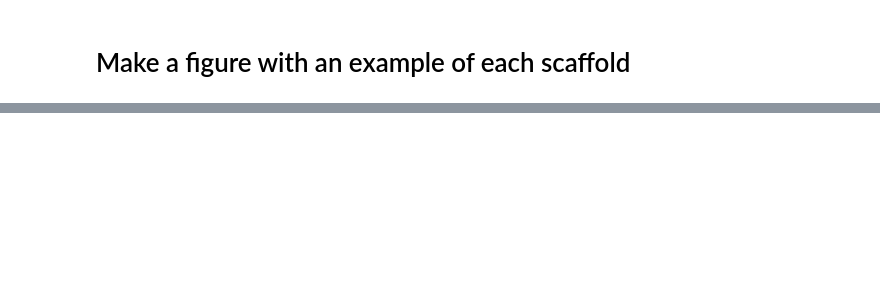
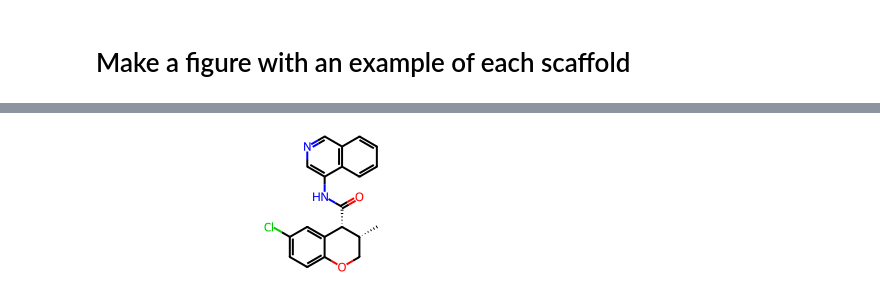
Before and after one commit to choderalab/sars-cov-2-retro-paper-asap, a Jupyter notebook: plotting/20250811_write_scaffold_figures.ipynb, the cells around one changed output, grey strips where cells are left out. Drawn from its saved outputs; the diff is of its cells as text; code cells hidden in the pictures; blank space fills up the shorter version.

```diff
--- a/plotting/20250811_write_scaffold_figures.ipynb
+++ b/plotting/20250811_write_scaffold_figures.ipynb
@@ -149,0 +197,9 @@ df
+# %%
+ex1 = examples[0]
+# %%
+ex1_mol = ex1[1]
+s1_mol = s1[1]
+# %%
+ex1_mol
+# %% [output]
+[figure, added]
```
Also changed, not shown: parts of 31 cells of this notebook, 8 other files.
